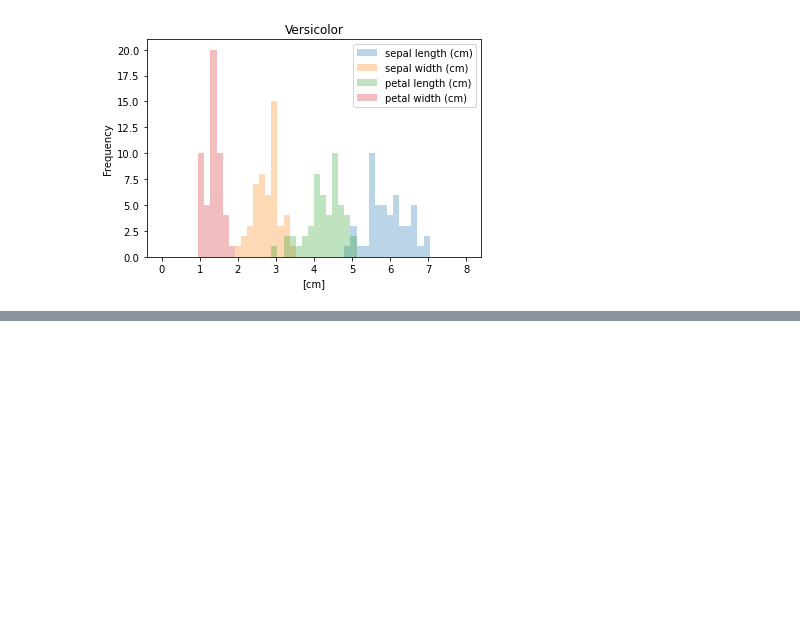
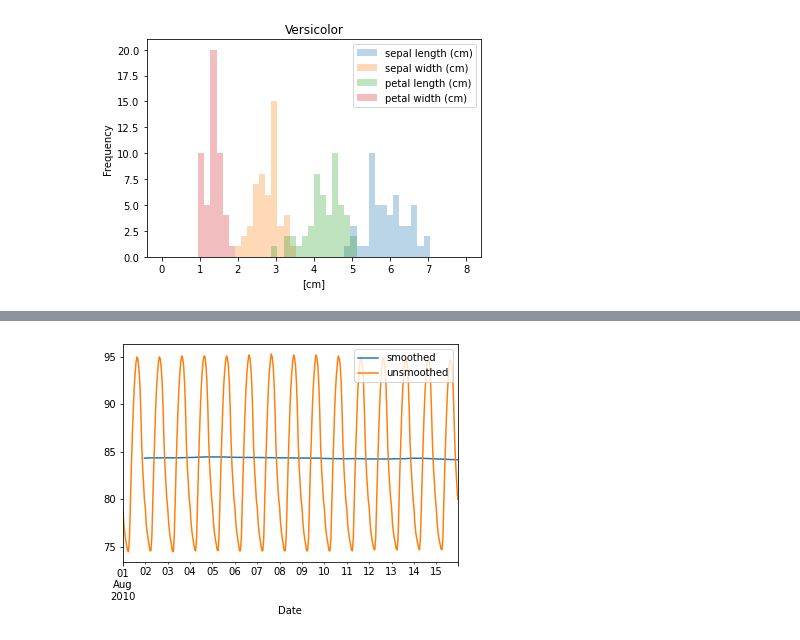
Before and after one commit to SmilodonCub/DATA602, a Jupyter notebook: pandasFoundations_notes.ipynb, the cells around one changed output, grey strips where cells are left out. Cells and saved outputs as stored; diff of their text form; code cells hidden in the pictures; blank space fills up the shorter version.

```diff
--- a/pandasFoundations_notes.ipynb
+++ b/pandasFoundations_notes.ipynb
@@ -508,0 +714,4 @@ error_versicolor = error_versicolor / describe_versicolor
+# %%
+austin_url = 'https://assets.datacamp.com/production/repositories/497/datasets/4d7b2bc6b10b527dc297707fb92fa46b10ac1be5/weather_data_austin_2010.csv'
+austin_df = pd.read_csv( austin_url, parse_dates=True, index_col= 'Date' )
+austin_df
@@ -508,0 +733,16 @@ error_versicolor = error_versicolor / describe_versicolor
+# %%
+import matplotlib.pyplot as plt
+# Extract data : unsmoothed
+unsmoothed = austin_df['Temperature']['2010-Aug-01':'2010-Aug-15']
+
+# Apply a rolling mean with a 24 hour window: smoothed
+smoothed = unsmoothed.rolling(window=24).mean()
+
+# Create a new DataFrame with columns smoothed and unsmoothed: august
+august = pd.DataFrame({'smoothed':smoothed, 'unsmoothed':unsmoothed})
+
+# Plot both smoothed and unsmoothed data using august.plot().
+august.plot()
+plt.show()
+# %% [output]
+[figure, added]
```
Also changed, not shown: parts of 48 cells of this notebook.
